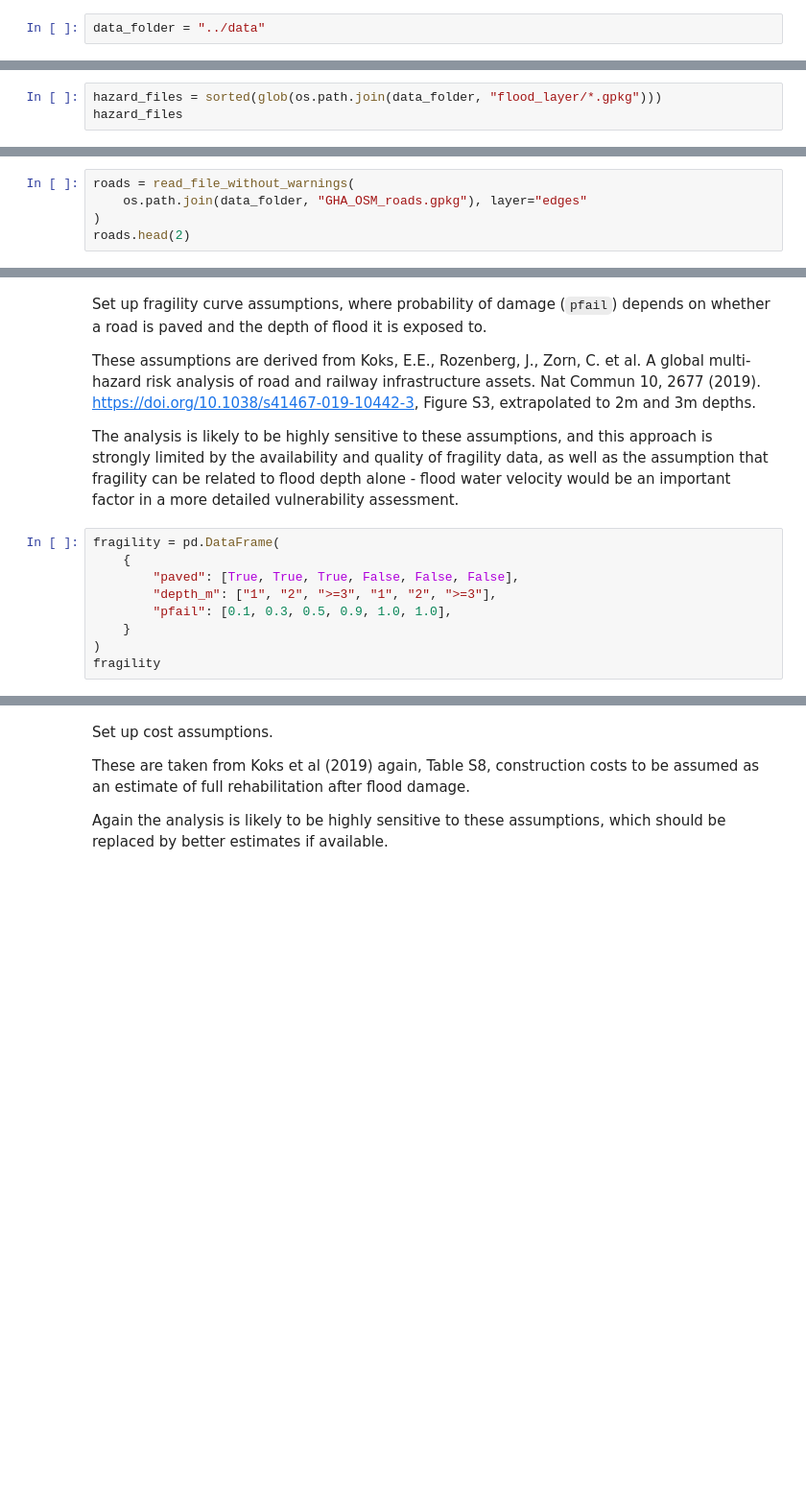
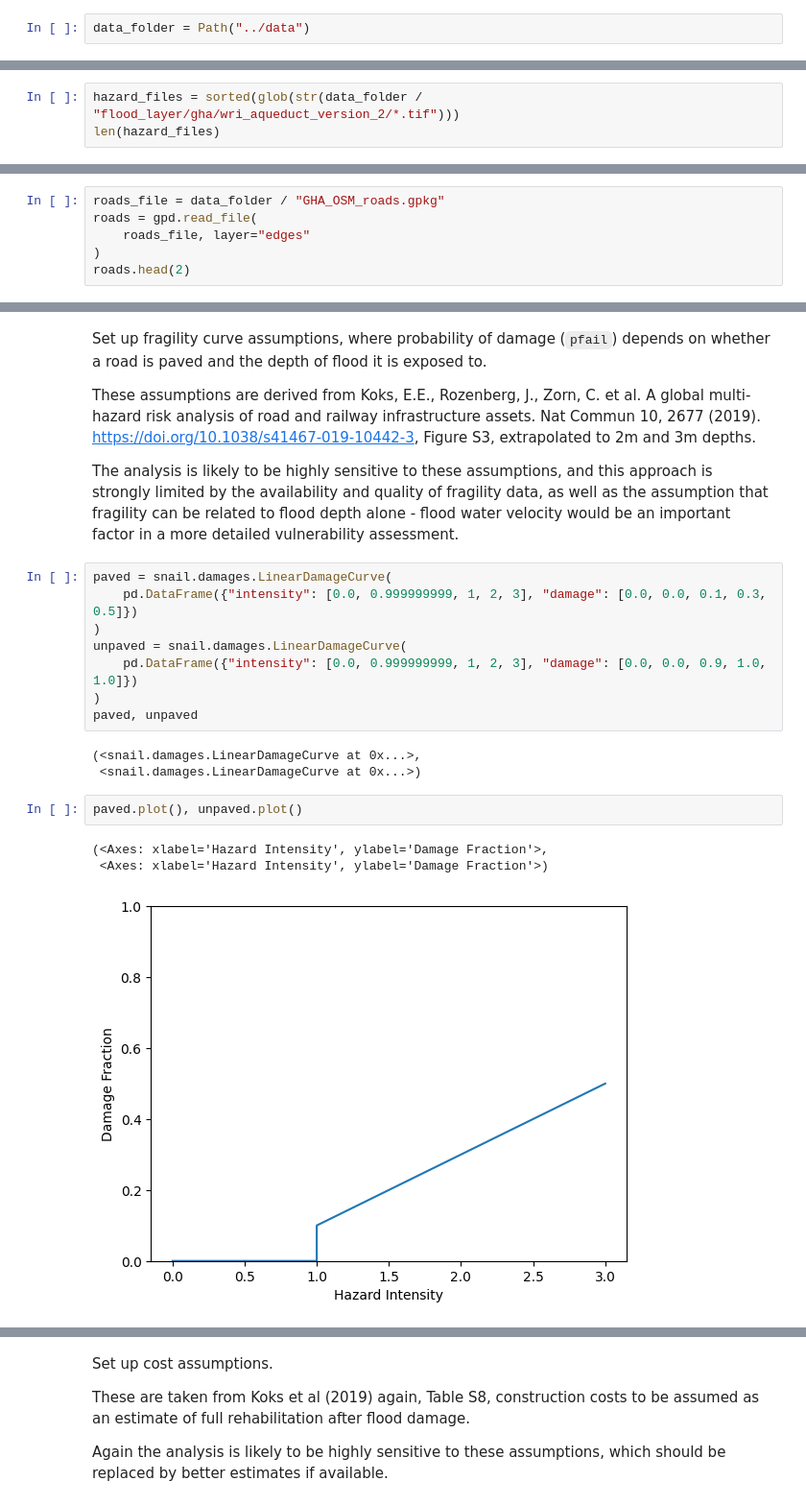
Before and after one commit to nismod/snail, a Jupyter notebook: tutorials/02-assess-damage-and-disruption.ipynb, the cells around one changed output, grey strips where cells are left out. Shown at 96% size. Drawn from its saved outputs; the diff is of its cells as text; blank space fills up the shorter version.

```diff
--- a/tutorials/02-assess-damage-and-disruption.ipynb
+++ b/tutorials/02-assess-damage-and-disruption.ipynb
@@ -46,11 +51,11 @@ from tqdm.notebook import tqdm
 # %% [markdown]
 Change this to point to your data folder as in the previous tutorial:
 # %%
-data_folder = "../data"
+data_folder = Path("../data")
 # %% [markdown]
 ## 1. Exposure
 # %% [markdown]
 List all the hazard files in the `flood_layer` folder:
 # %%
-hazard_files = sorted(glob(os.path.join(data_folder, "flood_layer/*.gpkg")))
-hazard_files
+hazard_files = sorted(glob(str(data_folder / "flood_layer/gha/wri_aqueduct_version_2/*.tif")))
+len(hazard_files)
@@ -63,7 +64,8 @@ def read_file_without_warnings(path, **kwd):
 # %% [markdown]
 Read in roads again, then do intersections against all hazard scenarios.
 # %%
-roads = read_file_without_warnings(
-    os.path.join(data_folder, "GHA_OSM_roads.gpkg"), layer="edges"
+roads_file = data_folder / "GHA_OSM_roads.gpkg"
+roads = gpd.read_file(
+    roads_file, layer="edges"
 )
 roads.head(2)
@@ -157,11 +257,19 @@ These assumptions are derived from Koks, E.E., Rozenberg, J., Zorn, C. et al. A
 
 The analysis is likely to be highly sensitive to these assumptions, and this approach is strongly limited by the availability and quality of fragility data, as well as the assumption that fragility can be related to flood depth alone - flood water velocity would be an important factor in a more detailed vulnerability assessment.
 # %%
-fragility = pd.DataFrame(
-    {
-        "paved": [True, True, True, False, False, False],
-        "depth_m": ["1", "2", ">=3", "1", "2", ">=3"],
-        "pfail": [0.1, 0.3, 0.5, 0.9, 1.0, 1.0],
-    }
+paved = snail.damages.LinearDamageCurve(
+    pd.DataFrame({"intensity": [0.0, 0.999999999, 1, 2, 3], "damage": [0.0, 0.0, 0.1, 0.3, 0.5]})
 )
-fragility
+unpaved = snail.damages.LinearDamageCurve(
+    pd.DataFrame({"intensity": [0.0, 0.999999999, 1, 2, 3], "damage": [0.0, 0.0, 0.9, 1.0, 1.0]})
+)
+paved, unpaved
+# %% [output]
+(<snail.damages.LinearDamageCurve at 0x...>,
+ <snail.damages.LinearDamageCurve at 0x...>)
+# %%
+paved.plot(), unpaved.plot()
+# %% [output]
+(<Axes: xlabel='Hazard Intensity', ylabel='Damage Fraction'>,
+ <Axes: xlabel='Hazard Intensity', ylabel='Damage Fraction'>)
+[figure, added]
```
Also changed, not shown: parts of 52 cells of this notebook, 2 other files.
